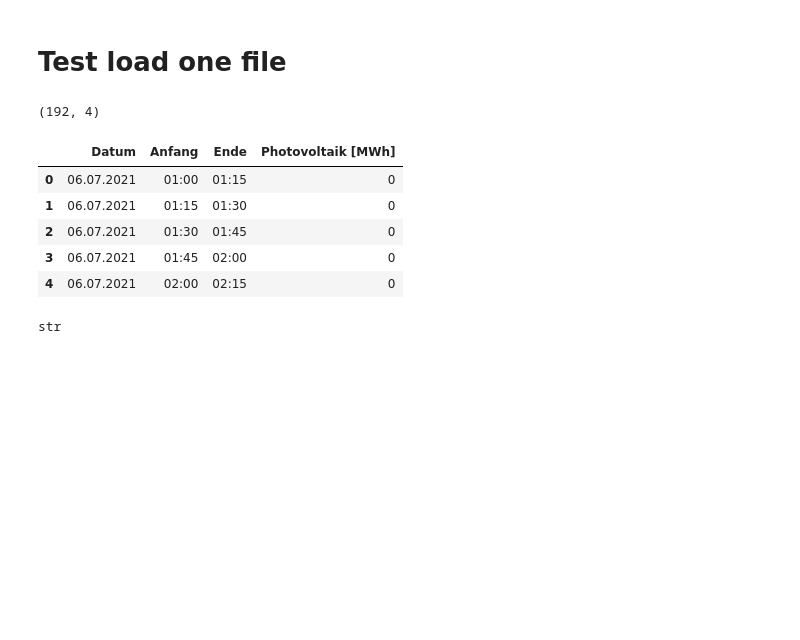
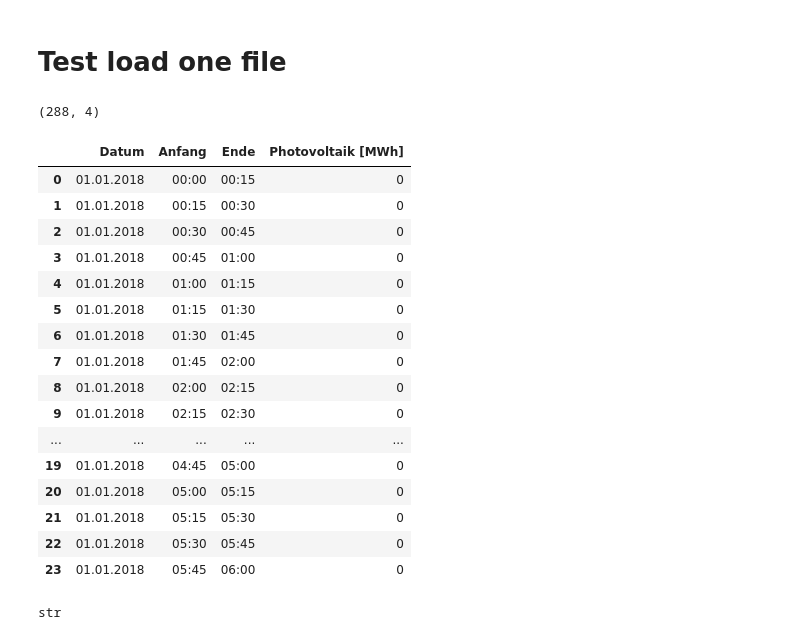
Before and after one commit to Arassc/energy-analysis-and-predictions, a Jupyter notebook: notebooks/load_green_energy_data.ipynb, the cells around one changed output. Saved outputs shown, nothing was run; the diff lists cells and outputs as text; code cells hidden in the pictures; blank space fills up the shorter version.

```diff
--- a/notebooks/load_green_energy_data.ipynb
+++ b/notebooks/load_green_energy_data.ipynb
@@ -22,20 +29,32 @@ The autoreload extension is already loaded. To reload it, use:
 # Test load one file
 # %%
 folder = 'raw_data/energy-companies/green_energies_DE/Photovoltaik/'
-file = 'Realisierte_Erzeugung_202107060059_202107080059_viertelstunde.csv'
+#file = 'Realisierte_Erzeugung_202107060059_202107080059_viertelstunde.csv'
+file = 'Realisierte_Erzeugung_201801010000_201801032359_viertelstunde.csv'
 
 df = pd.read_csv(folder+file, delimiter=';', decimal=',')
 df.columns = ['Datum', 'Anfang', 'Ende', 'Photovoltaik [MWh]']
 print(df.shape)
-df.head()
+df.head(n=24)
 # %% [output]
-(192, 4)
+(288, 4)
 |  | Datum | Anfang | Ende | Photovoltaik [MWh] |
-| 0 | 06.07.2021 | 01:00 | 01:15 | 0 |
-| 1 | 06.07.2021 | 01:15 | 01:30 | 0 |
-| 2 | 06.07.2021 | 01:30 | 01:45 | 0 |
-| 3 | 06.07.2021 | 01:45 | 02:00 | 0 |
-| 4 | 06.07.2021 | 02:00 | 02:15 | 0 |
+| 0 | 01.01.2018 | 00:00 | 00:15 | 0 |
+| 1 | 01.01.2018 | 00:15 | 00:30 | 0 |
+| 2 | 01.01.2018 | 00:30 | 00:45 | 0 |
+| 3 | 01.01.2018 | 00:45 | 01:00 | 0 |
+| 4 | 01.01.2018 | 01:00 | 01:15 | 0 |
+| 5 | 01.01.2018 | 01:15 | 01:30 | 0 |
+| 6 | 01.01.2018 | 01:30 | 01:45 | 0 |
+| 7 | 01.01.2018 | 01:45 | 02:00 | 0 |
+| 8 | 01.01.2018 | 02:00 | 02:15 | 0 |
+| 9 | 01.01.2018 | 02:15 | 02:30 | 0 |
+| ... | ... | ... | ... | ... |
+| 19 | 01.01.2018 | 04:45 | 05:00 | 0 |
+| 20 | 01.01.2018 | 05:00 | 05:15 | 0 |
+| 21 | 01.01.2018 | 05:15 | 05:30 | 0 |
+| 22 | 01.01.2018 | 05:30 | 05:45 | 0 |
+| 23 | 01.01.2018 | 05:45 | 06:00 | 0 |
 # %%
 type(df['Photovoltaik [MWh]'][0])
 # %% [output]
```
Also changed, not shown: parts of 26 cells of this notebook, 4 other files.
